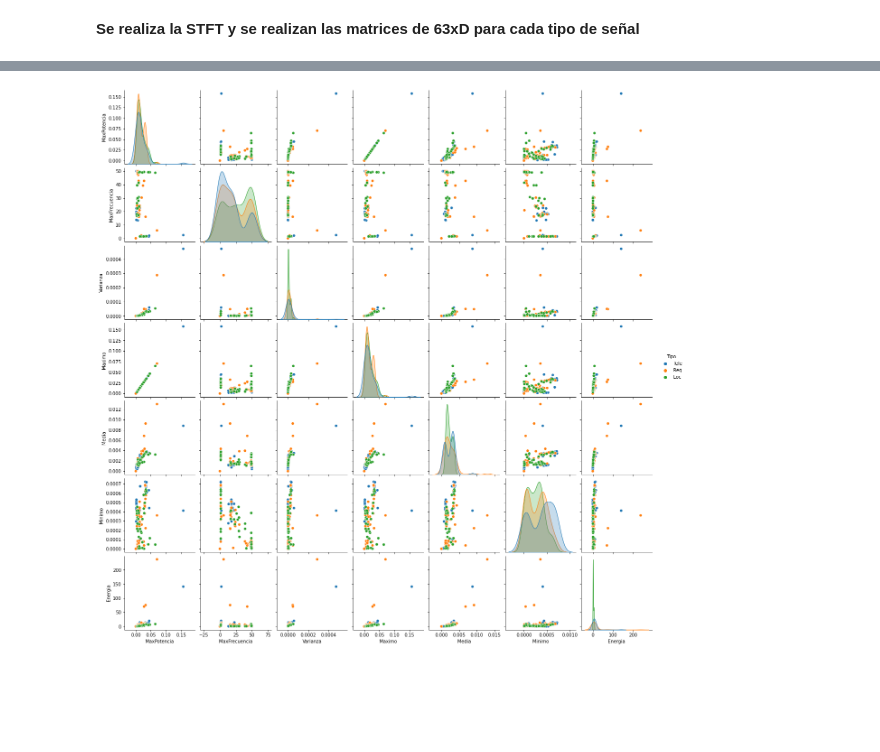
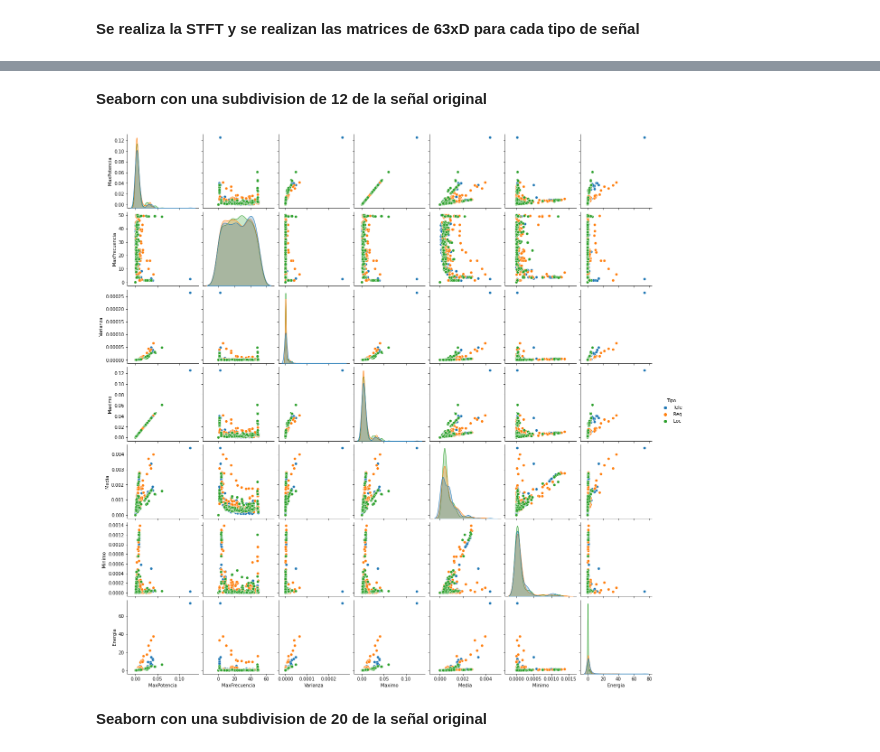
Before and after one commit to MyFirstVlog/signalProcessingSSA, a Jupyter notebook: signalProcessingPF.ipynb, the cells around one changed output, grey strips where cells are left out. Drawn from its saved outputs; the diff is of its cells as text; code cells hidden in the pictures; blank space fills up the shorter version.

```diff
--- a/signalProcessingPF.ipynb
+++ b/signalProcessingPF.ipynb
@@ -100,6 +108,7 @@ def signalEnergy(signalInput):
 # %%
 #Tele
-data_tele = sc.loadmat('/content/gdrive/My Drive/proyecto/sisTele.mat')
+data_tele = sc.loadmat('sisTele.mat')
+#data_tele = sc.loadmat('sisTele.mat")
 data_tele.keys() # variables del diccionario
 
 Y_tele = data_tele['Y']
@@ -123,7 +132,7 @@ plt.show()
 
 #regional
 
-data_reg = sc.loadmat('/content/gdrive/My Drive/proyecto/sisReg.mat')
+data_reg = sc.loadmat('sisReg.mat')
 data_reg.keys() # variables del diccionario
 
 Y_reg = data_reg['Y']
@@ -132,7 +141,7 @@ fs_reg = data_reg['fs']
 #Local
 
 
-data_loc = sc.loadmat('/content/gdrive/My Drive/proyecto/sisLoc.mat')
+data_loc = sc.loadmat('sisLoc.mat')
 data_loc.keys() # variables del diccionario
 
 Y_loc = data_loc['Y']
@@ -241,7 +257,7 @@ for j in range (0,Y_tele.shape[0]): # señales filtradas
 **Descomposicion de la señales de cada tipo**
 # %%
 x_tele = signalFilteredTele
-groups = 3
+groups = 12
 ssaTele = SingularSpectrumAnalysis(window_size=groups)
 X_ssaTele = ssaTele.fit_transform(x_tele)
 
@@ -424,0 +352,2 @@ Señal #  62
+# %%
+indexInit = 21*groups
@@ -480,37 +400,23 @@ valor de energia 0.6523236606583832
 # %%
-DTele = np.zeros((63,7))
+DTele = np.zeros((indexInit,7))
 con3 = 0
 
 for i in range(X_ssaTele.shape[0]):
   for j in range(groups):
     f,t, Zxx = signal.stft(X_ssaTele[i,j], fs, nperseg = 512)
 
-    c = X_ssaTele[i,j]
-    energySignalTele = signalEnergy(c)
+    energiaTele = signalEnergy(X_ssaTele[i,j])
+    #print('señal ', i, j , 'Energia', energiaTele)
 
-    print('senal ', i ,j ,'\n')
-    print('valor de energia', energySignalTele, '\n')
 
-    absZxx3 =np.abs(Zxx)
+    dataArraySignalTele = []
 
-    maximos = np.max(absZxx3, axis=1)
+    dataArraySignalTele = dataMeasuring(X_ssaTele[i,j], f, Zxx)
 
-    MaxSpectro = np.max(absZxx3)
-    idFrecMax = np.where(absZxx3 == MaxSpectro)
-    frecPMax = f[idFrecMax[0]]
+    dataArraySignalTele.append(energiaTele)
 
-    #varianza,media,minimo,maximos
+    DTele[con3] = dataArraySignalTele
 
-    varP = np.var(maximos)
-    maxP = np.max(maximos)
-    meanP = np.mean(maximos)
-    minP = np.min(maximos)
-
-    dataArray=[MaxSpectro, frecPMax, varP, maxP, meanP, minP, energySignalTele]
-
-    DTele[con3] = dataArray
-
-    print('Señal # ', con3)
-    print(DTele[con3])
+    #print(dataArraySignalTele)
 
     con3+=1
@@ -605,4 +496,9 @@ df
+# %% [markdown]
+**Seaborn con una subdivision de 12 de la señal original**
 # %%
-g = sns.pairplot(df, hue="Tipo")
+sns.pairplot(df, hue="Tipo")
+sns.set_style('whitegrid')
 # %% [output]
-[figure, old version]
+[figure, new version]
+# %% [markdown]
+**Seaborn con una subdivision de 20 de la señal original**
```
Also changed, not shown: parts of 41 cells of this notebook.
